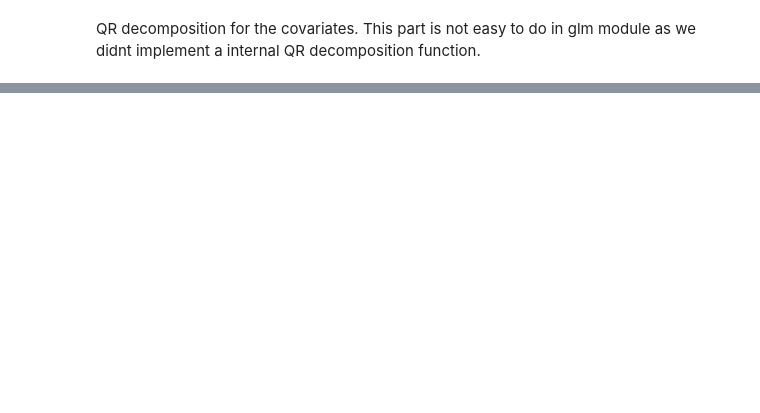
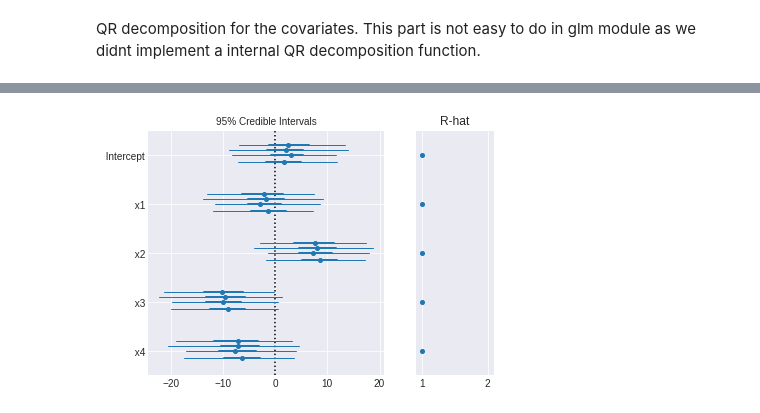
Before and after one commit to junpenglao/modelselection_tutorial, a Jupyter notebook: PyMC3_nb/colinear.ipynb, the cells around one changed output, grey strips where cells are left out. Saved outputs shown, nothing was run; the diff lists cells and outputs as text; code cells hidden in the pictures; blank space fills up the shorter version.

```diff
--- a/PyMC3_nb/colinear.ipynb
+++ b/PyMC3_nb/colinear.ipynb
@@ -97,7 +97,8 @@ with pm.Model() as glmp:
 
     mu_est = pm.math.dot(invR, betas)
     for i, il in enumerate(labels[1:]):
-        pm.Deterministic(il, mu_est[i])
+        pm.Deterministic(il, mu_est[i][0])
+
     trace0 = pm.sample(1000, tune=1000, cores=4, init=None)
 # %% [output]
 Multiprocess sampling (4 chains in 4 jobs)
@@ -109,3 +122,8 @@ pm.summary(trace0,
+# %%
+pm.forestplot(trace0,
+           varnames=['Intercept', 'x1', 'x2', 'x3', 'x4']);
+# %% [output]
+[figure, added]
 # %%
 tracedf0 = pm.trace_to_dataframe(trace0,
                                  varnames=['x1', 'x2', 'x3', 'x4'])
```
Also changed, not shown: parts of 15 cells of this notebook, 3 other files.
